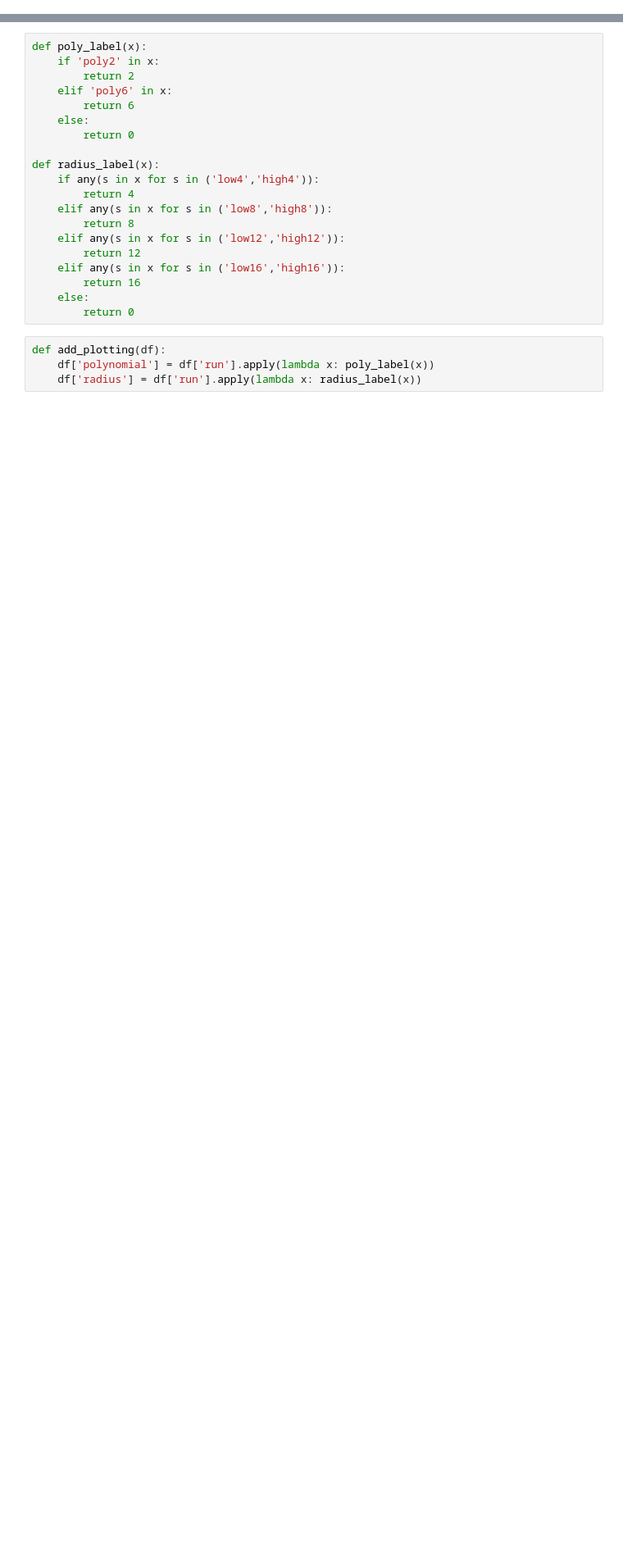
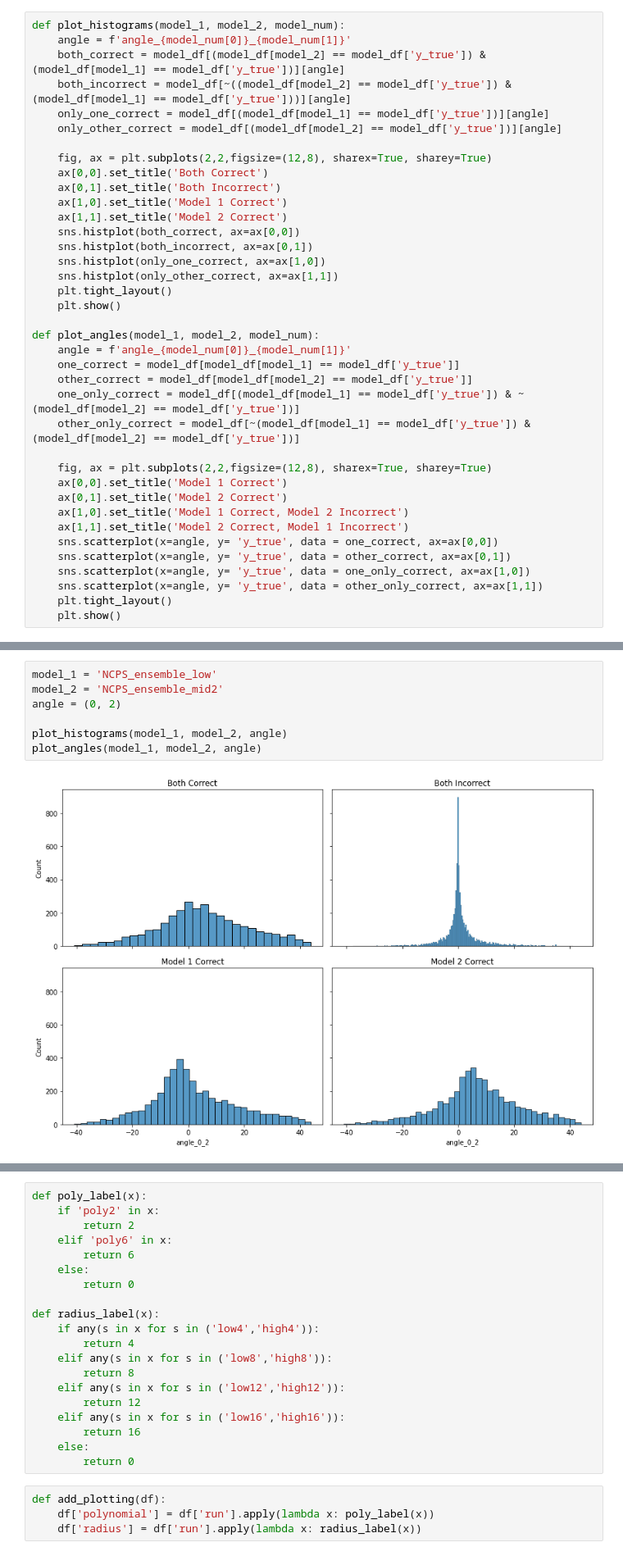
Before and after one commit to alec-flowers/dynamic_poly_nn, a Jupyter notebook: plotting.ipynb, the cells around one changed output, grey strips where cells are left out. Shown at 82% size. Saved outputs shown, nothing was run; the diff lists cells and outputs as text; blank space fills up the shorter version.

```diff
--- a/plotting.ipynb
+++ b/plotting.ipynb
@@ -12,0 +74,38 @@ import matplotlib.pyplot as plt
+# %%
+def plot_histograms(model_1, model_2, model_num):
+    angle = f'angle_{model_num[0]}_{model_num[1]}'
+    both_correct = model_df[(model_df[model_2] == model_df['y_true']) & (model_df[model_1] == model_df['y_true'])][angle]
+    both_incorrect = model_df[~((model_df[model_2] == model_df['y_true']) & (model_df[model_1] == model_df['y_true']))][angle]
+    only_one_correct = model_df[(model_df[model_1] == model_df['y_true'])][angle]
+    only_other_correct = model_df[(model_df[model_2] == model_df['y_true'])][angle]
+
+    fig, ax = plt.subplots(2,2,figsize=(12,8), sharex=True, sharey=True)
+    ax[0,0].set_title('Both Correct')
+    ax[0,1].set_title('Both Incorrect')
+    ax[1,0].set_title('Model 1 Correct')
+    ax[1,1].set_title('Model 2 Correct')
+    sns.histplot(both_correct, ax=ax[0,0])
+    sns.histplot(both_incorrect, ax=ax[0,1])
+    sns.histplot(only_one_correct, ax=ax[1,0])
+    sns.histplot(only_other_correct, ax=ax[1,1])
+    plt.tight_layout()
+    plt.show()
+
+def plot_angles(model_1, model_2, model_num):
+    angle = f'angle_{model_num[0]}_{model_num[1]}'
+    one_correct = model_df[model_df[model_1] == model_df['y_true']]
+    other_correct = model_df[model_df[model_2] == model_df['y_true']]
+    one_only_correct = model_df[(model_df[model_1] == model_df['y_true']) & ~(model_df[model_2] == model_df['y_true'])]
+    other_only_correct = model_df[~(model_df[model_1] == model_df['y_true']) & (model_df[model_2] == model_df['y_true'])]
+
+    fig, ax = plt.subplots(2,2,figsize=(12,8), sharex=True, sharey=True)
+    ax[0,0].set_title('Model 1 Correct')
+    ax[0,1].set_title('Model 2 Correct')
+    ax[1,0].set_title('Model 1 Correct, Model 2 Incorrect')
+    ax[1,1].set_title('Model 2 Correct, Model 1 Incorrect')
+    sns.scatterplot(x=angle, y= 'y_true', data = one_correct, ax=ax[0,0])
+    sns.scatterplot(x=angle, y= 'y_true', data = other_correct, ax=ax[0,1])
+    sns.scatterplot(x=angle, y= 'y_true', data = one_only_correct, ax=ax[1,0])
+    sns.scatterplot(x=angle, y= 'y_true', data = other_only_correct, ax=ax[1,1])
+    plt.tight_layout()
+    plt.show()
@@ -12,0 +118,9 @@ import matplotlib.pyplot as plt
+# %%
+model_1 = 'NCPS_ensemble_low'
+model_2 = 'NCPS_ensemble_mid2'
+angle = (0, 2)
+
+plot_histograms(model_1, model_2, angle)
+plot_angles(model_1, model_2, angle)
+# %% [output]
+[figure, added]
```
Also changed, not shown: parts of 42 cells of this notebook.
